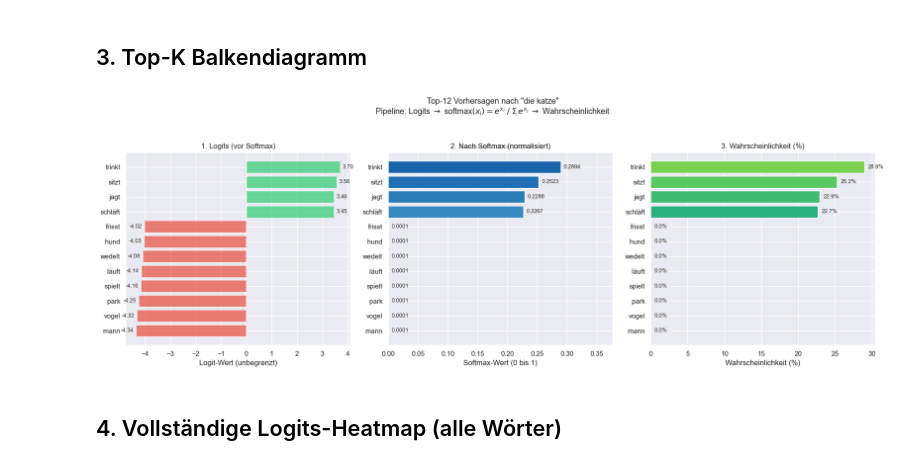
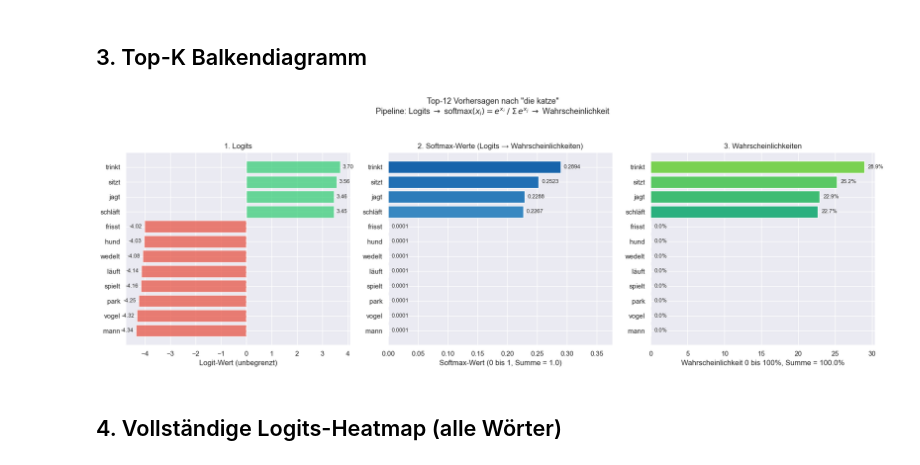
Before and after one commit to framem/lm-stack, a Jupyter notebook: languageModel/notebooks/logits_visualization.ipynb, the cells around one changed output. Drawn from its saved outputs; the diff is of its cells as text; code cells hidden in the pictures.

```diff
--- a/languageModel/notebooks/logits_visualization.ipynb
+++ b/languageModel/notebooks/logits_visualization.ipynb
@@ -107,7 +107,7 @@ def plot_top_k_bar(model, tokenizer, text, top_k=15):
     ax1.set_yticks(range(top_k))
     ax1.set_yticklabels(top_words)
     ax1.set_xlabel('Logit-Wert (unbegrenzt)')
-    ax1.set_title('1. Logits (vor Softmax)')
+    ax1.set_title('1. Logits')
     ax1.axvline(x=0, color='white', linestyle='--', alpha=0.5)
     ax1.invert_yaxis()
 
@@ -117,50 +117,45 @@ def plot_top_k_bar(model, tokenizer, text, top_k=15):
         ax1.text(x_pos, bar.get_y() + bar.get_height()/2,
                 f'{val:.2f}', va='center', ha=ha, fontsize=9)
 
-    # --- 2. Nach Softmax (0-1 Skala) ---
+    # --- 2. Softmax-Werte (nach Softmax) ---
     colors_softmax = plt.cm.Blues(np.linspace(0.8, 0.3, top_k))
     bars2 = ax2.barh(range(top_k), top_probs, color=colors_softmax)
     ax2.set_yticks(range(top_k))
     ax2.set_yticklabels(top_words)
-    ax2.set_xlabel('Softmax-Wert (0 bis 1)')
-    ax2.set_title('2. Nach Softmax (normalisiert)')
+    ax2.set_xlabel('Softmax-Wert (0 bis 1, Summe = 1.0)')
+    ax2.set_title('2. Softmax-Werte (Logits \u2192 Wahrscheinlichkeiten)')
     ax2.set_xlim(0, min(1.0, top_probs[0] * 1.3))
     ax2.invert_yaxis()
 
     for bar, val in zip(bars2, top_probs):
         ax2.text(bar.get_width() + 0.005, bar.get_y() + bar.get_height()/2,
                 f'{val:.4f}', va='center', fontsize=9)
 
-    # Summe annotieren
-    ax2.annotate(f'Summe aller Softmax-Werte = 1.0',
-                xy=(0.5, 1.02), xycoords='axes fraction',
-                ha='center', fontsize=9, style='italic', color='#aaaaaa')
-
     # --- 3. Wahrscheinlichkeiten (%) ---
     colors_prob = plt.cm.viridis(np.linspace(0.8, 0.2, top_k))
     bars3 = ax3.barh(range(top_k), top_probs * 100, color=colors_prob)
     ax3.set_yticks(range(top_k))
     ax3.set_yticklabels(top_words)
-    ax3.set_xlabel('Wahrscheinlichkeit (%)')
-    ax3.set_title('3. Wahrscheinlichkeit (%)')
+    ax3.set_xlabel('Wahrscheinlichkeit 0 bis 100%, Summe = 100.0%')
+    ax3.set_title('3. Wahrscheinlichkeiten')
     ax3.invert_yaxis()
 
     for bar, prob in zip(bars3, top_probs):
         ax3.text(bar.get_width() + 0.5, bar.get_y() + bar.get_height()/2,
                 f'{prob*100:.1f}%', va='center', fontsize=9)
 
     fig.suptitle(f'Top-{top_k} Vorhersagen nach "{text}"\n'
                  r'Pipeline: Logits $\rightarrow$ softmax$(x_i) = e^{x_i} \;/\; \Sigma \, e^{x_j}$ $\rightarrow$ Wahrscheinlichkeit',
                  fontsize=13, y=1.04)
     plt.tight_layout()
     plt.show()
 
     return top_words, top_probs, top_logits
 
 # Visualisieren
 plot_top_k_bar(model, tokenizer, "die katze", top_k=12);
 # %% [output]
-[figure, old version]
+[figure, new version]
 # %% [markdown]
 ## 4. Vollständige Logits-Heatmap (alle Wörter)
 # %%
```
Also changed, not shown: parts of 1 cell of this notebook.
